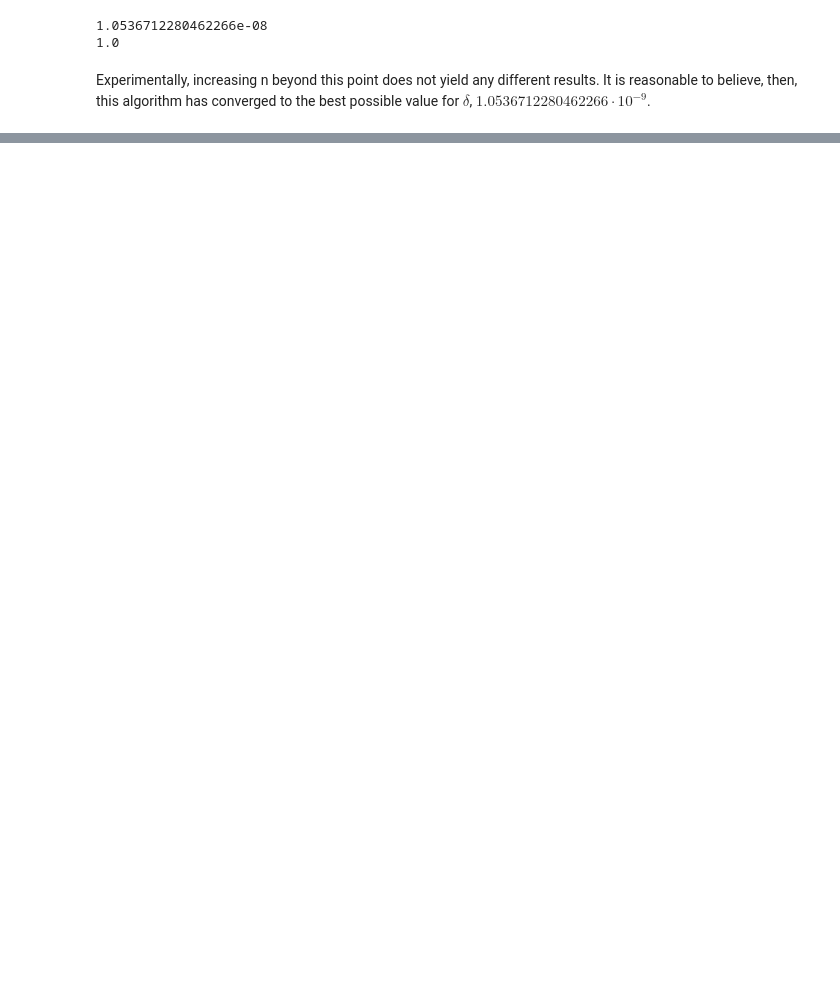
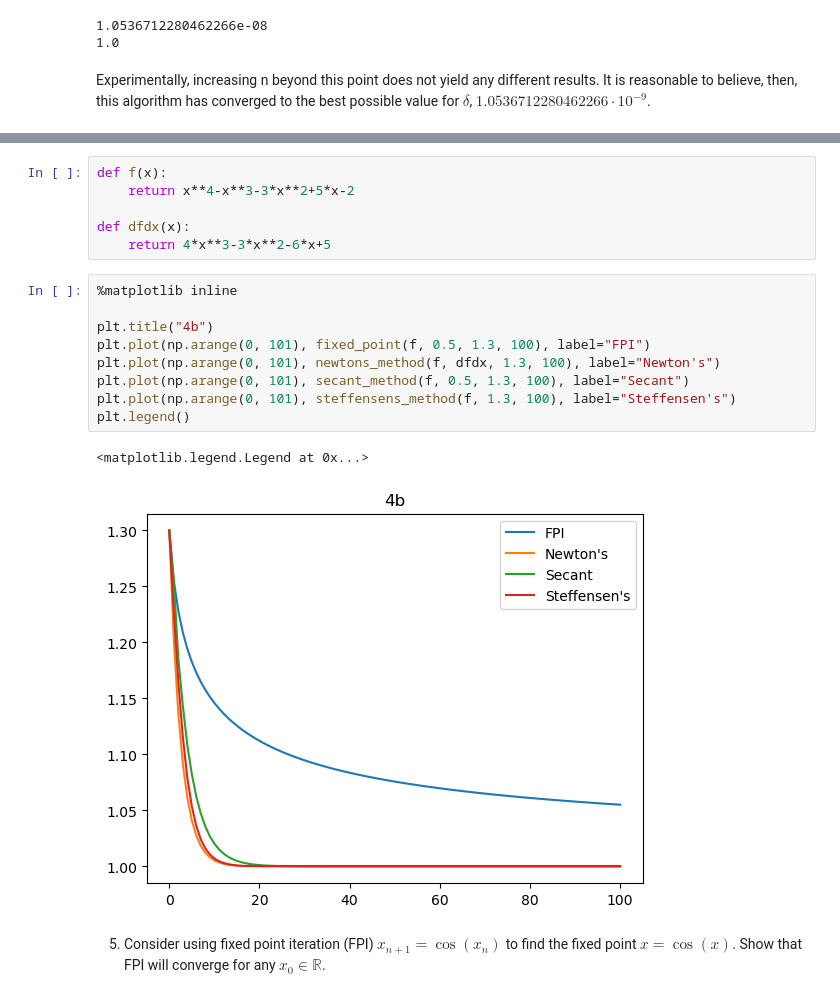
Before and after one commit to AndreaBaretta/UCLA_MATH151AH, a Jupyter notebook: Homework1/hw1.ipynb, the cells around one changed output, grey strips where cells are left out. Drawn from its saved outputs; the diff is of its cells as text; blank space fills up the shorter version.

```diff
--- a/Homework1/hw1.ipynb
+++ b/Homework1/hw1.ipynb
@@ -63,0 +193,20 @@ Experimentally, increasing n beyond this point does not yield any different resu
+# %%
+def f(x):
+    return x**4-x**3-3*x**2+5*x-2
+
+def dfdx(x):
+    return 4*x**3-3*x**2-6*x+5
+# %%
+%matplotlib inline
+
+plt.title("4b")
+plt.plot(np.arange(0, 101), fixed_point(f, 0.5, 1.3, 100), label="FPI")
+plt.plot(np.arange(0, 101), newtons_method(f, dfdx, 1.3, 100), label="Newton's")
+plt.plot(np.arange(0, 101), secant_method(f, 0.5, 1.3, 100), label="Secant")
+plt.plot(np.arange(0, 101), steffensens_method(f, 1.3, 100), label="Steffensen's")
+plt.legend()
+# %% [output]
+<matplotlib.legend.Legend at 0x...>
+[figure, added]
+# %% [markdown]
+5. Consider using fixed point iteration (FPI) $x_{n+1} = \cos(x_n)$ to find the fixed point $x = \cos(x)$. Show that FPI will converge for any $x_0 \in \mathbb{R}$.
```
Also changed, not shown: parts of 10 cells of this notebook, 1 other file.
